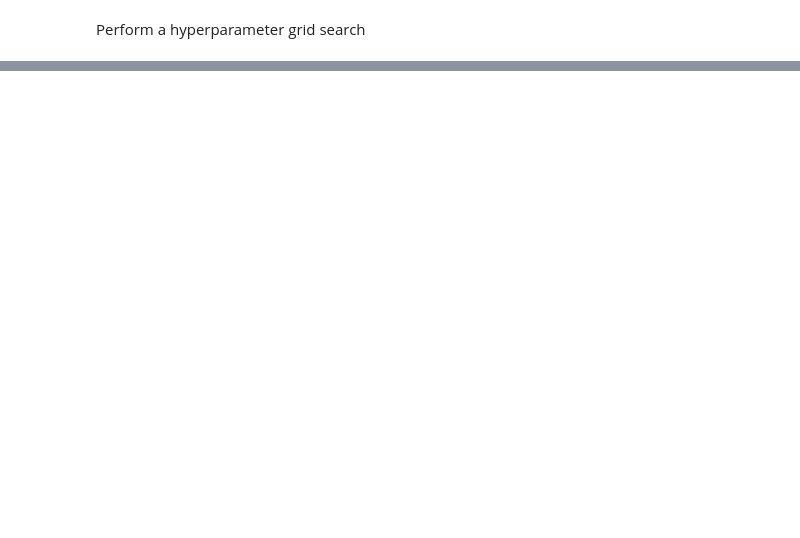
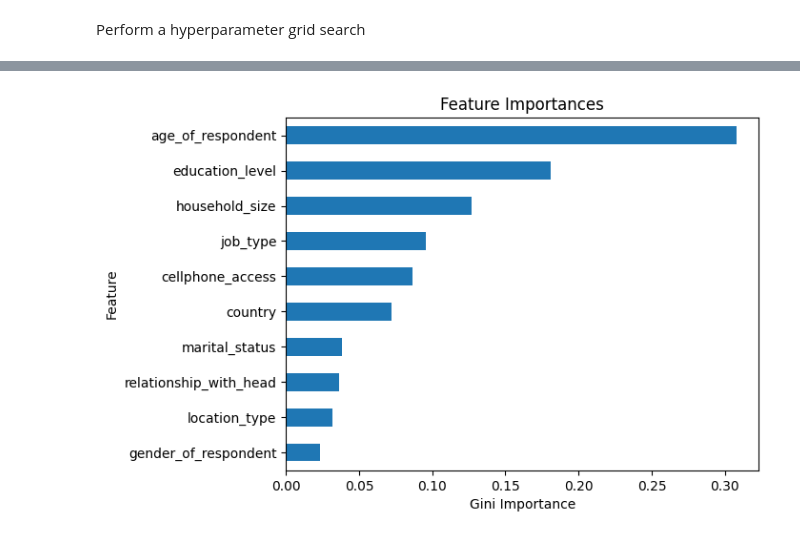
Before and after one commit to anwangari/Financial-Inclusion-in-Africa, a Jupyter notebook: build-model.ipynb, the cells around one changed output, grey strips where cells are left out. Drawn from its saved outputs; the diff is of its cells as text; code cells hidden in the pictures; blank space fills up the shorter version.

Commit message:
update build-model

```diff
--- a/build-model.ipynb
+++ b/build-model.ipynb
@@ -113,8 +105,8 @@ clf = RandomForestClassifier(random_state=42)
 
 # Define a hyperparameter grid for model tuning
 params = {
-    "randomforestclassifier__n_estimators": range(25, 100, 25),
-    "randomforestclassifier__max_depth": range(10, 50, 10)
+    "n_estimators": range(25, 100, 25),
+    "max_depth": range(10, 50, 10)
 }
 params
 # %% [output]
@@ -144,0 +145,4 @@ ValueError: ignored
+# %%
+# Get feature names
+features = model.feature_names_in_
+features
@@ -144,0 +154,4 @@ ValueError: ignored
+# %%
+# Extract importances from model
+importances = model.best_estimator_.feature_importances_
+importances
@@ -144,0 +161,4 @@ ValueError: ignored
+# %%
+# Series with feature names and importances
+feat_imp = pd.Series(importances, index=features).sort_values()
+feat_imp
@@ -144,0 +177,8 @@ ValueError: ignored
+# %%
+# Plot important features
+feat_imp.plot(kind='barh')
+plt.xlabel("Gini Importance")
+plt.ylabel("Feature")
+plt.title("Feature Importances");
+# %% [output]
+[figure, added]
```
Also changed, not shown: parts of 13 cells of this notebook.
